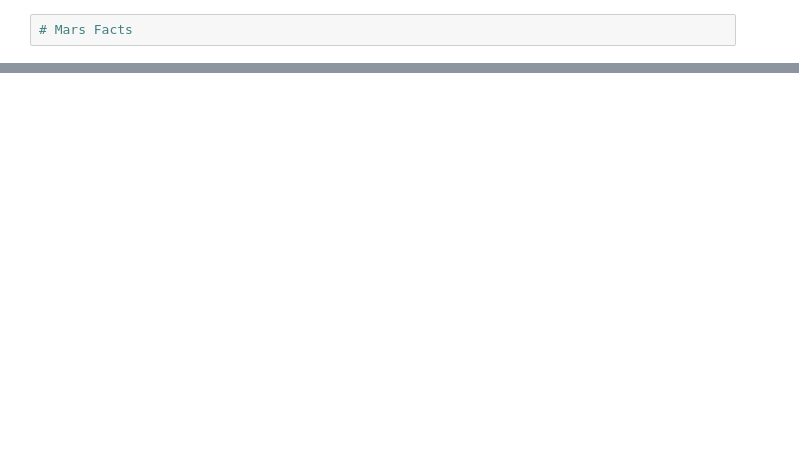
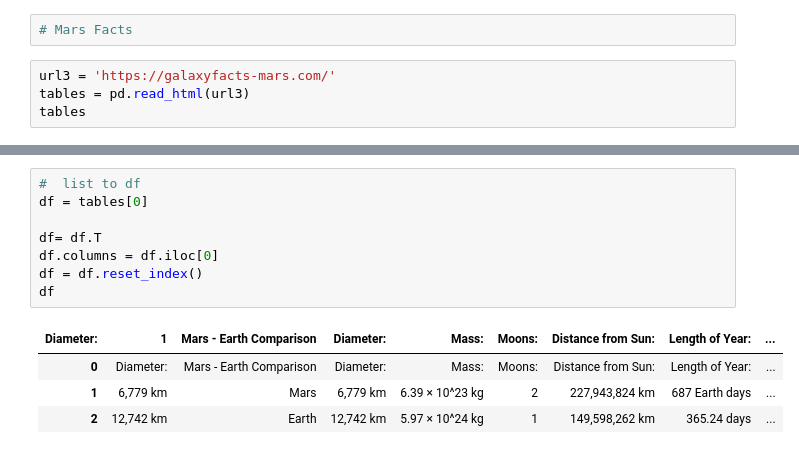
Before and after one commit to mbustillos329/need.to.delete, a Jupyter notebook: mission_to_mars.ipynb, the cells around one changed output, grey strips where cells are left out. Saved outputs shown, nothing was run; the diff lists cells and outputs as text; blank space fills up the shorter version.

```diff
--- a/mission_to_mars.ipynb
+++ b/mission_to_mars.ipynb
@@ -118,2 +119,6 @@ image/featured/mars2.jpg
 # %%
 # Mars Facts
+# %%
+url3 = 'https://galaxyfacts-mars.com/'
+tables = pd.read_html(url3)
+tables
@@ -119,0 +144,13 @@ image/featured/mars2.jpg
+# %%
+#  list to df
+df = tables[0]
+
+df= df.T
+df.columns = df.iloc[0]
+df = df.reset_index()
+df
+# %% [output]
+| Diameter: | 1 | Mars - Earth Comparison | Diameter: | Mass: | Moons: | Distance from Sun: | Length of Year: | ... |
+| 0 | Diameter: | Mars - Earth Comparison | Diameter: | Mass: | Moons: | Distance from Sun: | Length of Year: | ... |
+| 1 | 6,779 km | Mars | 6,779 km | 6.39 × 10^23 kg | 2 | 227,943,824 km | 687 Earth days | ... |
+| 2 | 12,742 km | Earth | 12,742 km | 5.97 × 10^24 kg | 1 | 149,598,262 km | 365.24 days | ... |
```
Also changed, not shown: parts of 12 cells of this notebook.
